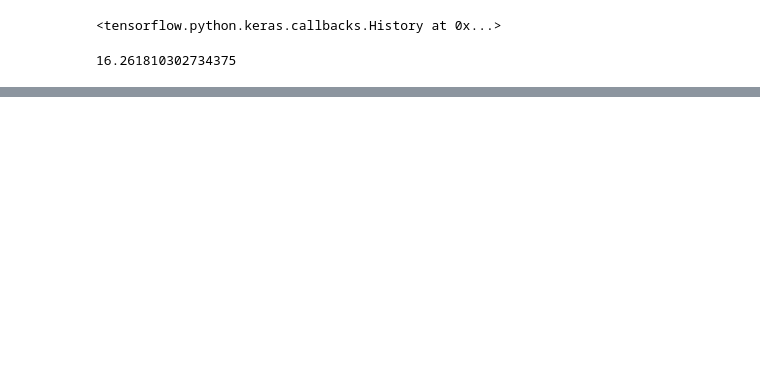
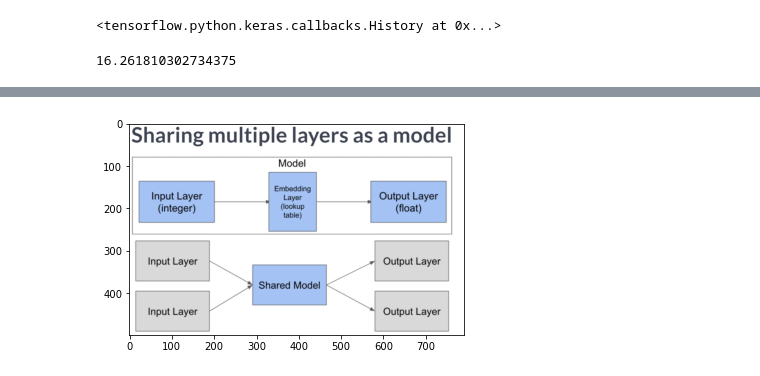
Before and after one commit to phi-0/masterthesis_gan_mapdesign, a Jupyter notebook: notebooks/Keras_Deep_Learning_Framework.ipynb, the cells around one changed output, grey strips where cells are left out. Saved outputs shown, nothing was run; the diff lists cells and outputs as text; code cells hidden in the pictures; blank space fills up the shorter version.

Commit message:
update keras reference and map conversion script

```diff
--- a/notebooks/Keras_Deep_Learning_Framework.ipynb
+++ b/notebooks/Keras_Deep_Learning_Framework.ipynb
@@ -87,0 +103,15 @@ print(model.evaluate(X_test, y_test, verbose=False))
+# %%
+# adding a flatten layer to reduce the 3D output of embedding layer to 2D and create model
+from keras.layers import Flatten
+# create input layer
+teamid_in = Input(shape=(1,))
+
+# lookup the input in the strength embedding layer
+strength_lookup = team_lookup(teamid_in)
+
+# Flatten output
+strength_lookup_flat = Flatten()(strength_lookup)
+
+# Combine operations into model
+team_strength_model = Model(teamid_in, strength_lookup_flat, name = 'Team-Strength-Model')
+team_strength_model.summary()
@@ -87,0 +133,30 @@ print(model.evaluate(X_test, y_test, verbose=False))
+# %%
+# Shared Layers --> e.g. input layer per team (Team 1 and Team 2) but we want to use the same embedding layer --> 'shared layer'
+img = plt.imread('Shared-Layers-Schema.PNG')
+plt.imshow(img)
+plt.show()
+
+# Sharing a layer/model
+
+# input layer for team 1
+team_in_1 = Input(shape=(1,), name = 'Team-1-In')
+
+# input layer for team 2
+team_in_2 = Input(shape=(1,), name = 'Team-2-In')
+
+"""
+Now that you have a team strength model and an input layer for each team, you can lookup the team inputs in the shared team strength model.
+The two inputs will share the same weights.
+
+In this dataset, you have 10,888 unique teams.
+You want to learn a strength rating for each team, such that if any pair of teams plays each other,
+you can predict the score, even if those two teams have never played before.
+Furthermore, you want the strength rating to be the same, regardless of whether the team is the home team or
+the away team.
+"""
+
+# implement shared layer (here a model built previously team_strength_model()
+team_1_strength = team_strength_model(team_in_1)
+team_2_strength = team_strength_model(team_in_2)
+# %% [output]
+[figure, added]
```
Also changed, not shown: parts of 10 cells of this notebook, 7 other files.
